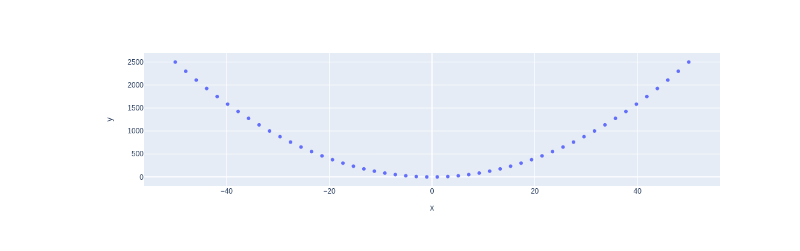
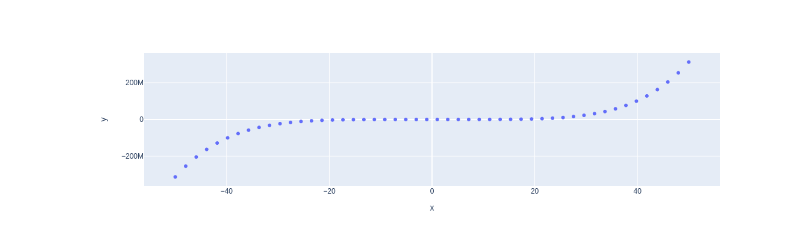
Before and after one commit to lifehalo/my-notebooks-repo, a Jupyter notebook: experiment1.ipynb, the cells around one changed output. Drawn from its saved outputs; the diff is of its cells as text; code cells hidden in the pictures.

```diff
--- a/experiment1.ipynb
+++ b/experiment1.ipynb
@@ -6,7 +6,7 @@ import plotly.express as px
 x = np.linspace(start=-50, stop=50)
 
 # y-axis data points
-y = x ** 2
+y = x ** 5
 
 # define the plot
 fig = px.scatter(x=x, y=y)
@@ -17 +16 @@ fig.show()
-[figure, old version]
+[figure, new version]
```
Also changed, not shown: parts of 1 cell of this notebook.
